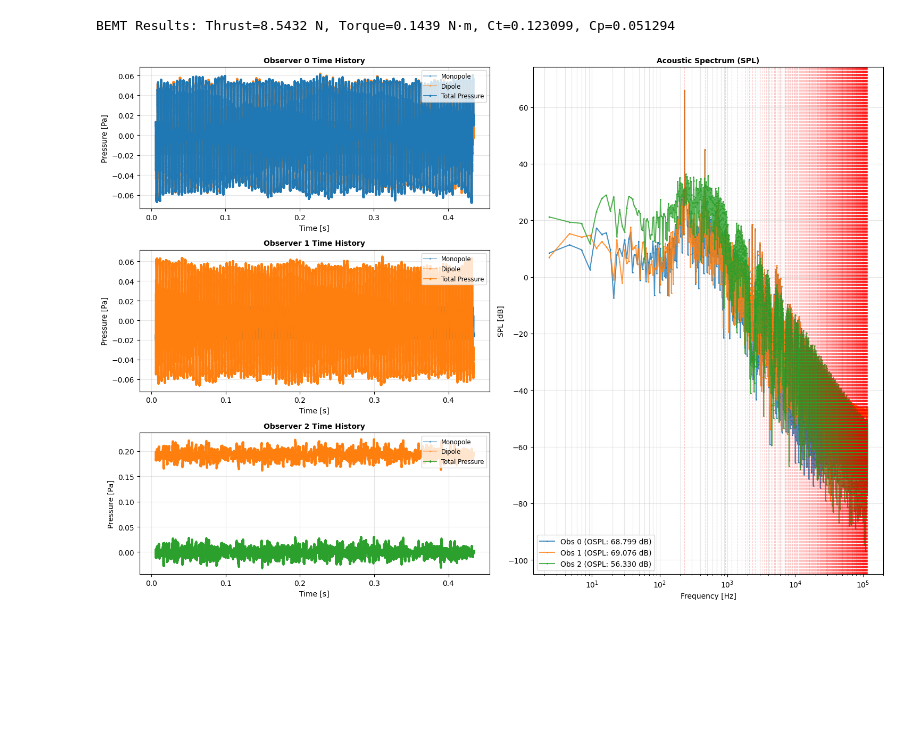
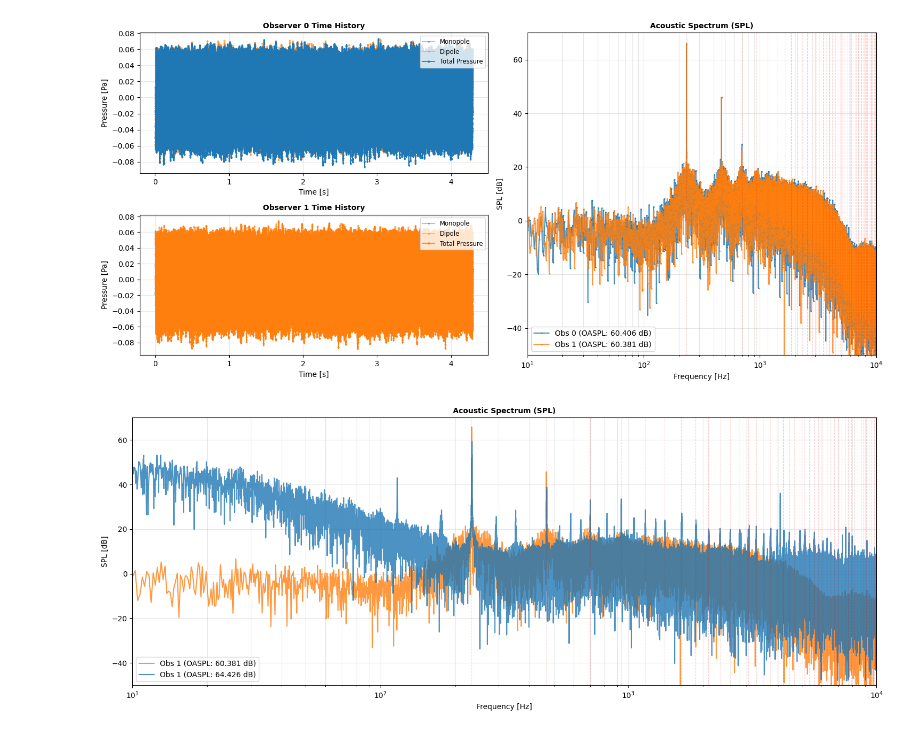
Before and after one commit to Frxljord/FastBEMT, a Jupyter notebook: turbulence/turbulenceInflowTest.ipynb, the cells around one changed output. Saved outputs shown, nothing was run; the diff lists cells and outputs as text; code cells hidden in the pictures; blank space fills up the shorter version.

```diff
--- a/turbulence/turbulenceInflowTest.ipynb
+++ b/turbulence/turbulenceInflowTest.ipynb
@@ -23,7 +23,7 @@ aerodynamic_params = AerodynamicParameters(
 
 acoustic_params = AcousticParameters(
     aero_params=aerodynamic_params,
-    p_ref=2e-5, revolutions=100, num_obs_times_per_rev=1000
+    p_ref=2e-5, revolutions=1000, num_obs_times_per_rev=100
 )
 # %%
 v_inf = 0*np.ones(len(blade_dict['r']))
@@ -44,12 +42,13 @@ vi_static = -v_inf[0]/2 + np.sqrt((v_inf[0]/2)**2 + (Ts/(2*aerodynamic_params.rh
 # %%
 import matplotlib.gridspec as gridspec
 
-r_observer = np.array([[0, 1.8, 0],
-                        [0, 0, 1.8]])
+# r_observer = np.array([[0, 1.88, 0],
+#                         [0, 0, 1.88]])
+r_observer = np.array([[0, 1.88, 0]])
 
-# propeller.run_compact_f1a(observer_positions=r_observer)
-propeller.run_compact_f1a(observer_positions=r_observer)
-
+propeller.run_compact_f1a(observer_positions=r_observer, use_GPU=True)
+t_no_turb = propeller.t.copy()
+p_no_turb = propeller.p_tot.copy()
 # Performance output
 thrust, torque, ct, cp = propeller.compute_total_forces()
 print(f"BEMT Results: Thrust={thrust:.4f} N, Torque={torque:.4f} N·m, Ct={ct:.6f}, Cp={cp:.6f}")
@@ -82,7 +81,7 @@ for idx in range(n_obs):
     ax_time.grid(True, alpha=0.3)
     ax_time.legend(loc='upper right', fontsize='small')
 
-    label_text = f'Obs {idx} (OSPL: {propeller.ospl[idx]:.3f} dB)'
+    label_text = f'Obs {idx} (OASPL: {propeller.oaspl[idx]:.3f} dB)'
 
     ax_spl.semilogx(propeller.freq[1:, idx], propeller.spl[1:, idx],
                     color=color, linestyle='-', marker='.', markersize=2,
@@ -258,15 +252,10 @@ plt.show()
 # %%
 import matplotlib.gridspec as gridspec
 
-r_observer = np.array([[0, 1.8, 0],
-                        [0, 0, 1.8],
-                        [1.8, 0, 0]])
+r_observer = np.array([[0, 1.88, 0],
+                        [0, 0, 1.88]])
 
 propeller.run_compact_f1a(observer_positions=r_observer, local_dT=history_dT, local_dQ=history_dQ)
-
-# Performance output
-thrust, torque, ct, cp = propeller.compute_total_forces()
-print(f"BEMT Results: Thrust={thrust:.4f} N, Torque={torque:.4f} N·m, Ct={ct:.6f}, Cp={cp:.6f}")
 
 n_obs = r_observer.shape[0]
 fig = plt.figure(figsize=(15, 3.5 * n_obs))
@@ -288,34 +277,34 @@ for idx in range(n_obs):
                 label='Dipole', linestyle='-', marker='s', markersize=1.5, alpha=0.4)
     ax_time.plot(propeller.t[:, idx], propeller.p_tot[:, idx],
                 color=color, linestyle='-', marker='d', markersize=2,
                 linewidth=1.2, label='Total Pressure')
 
     ax_time.set_title(f'Observer {idx} Time History', fontsize=fontsize, fontweight='bold')
     ax_time.set_xlabel('Time [s]', fontsize=fontsize)
     ax_time.set_ylabel('Pressure [Pa]', fontsize=fontsize)
     ax_time.grid(True, alpha=0.3)
     ax_time.legend(loc='upper right', fontsize='small')
 
-    label_text = f'Obs {idx} (OSPL: {propeller.ospl[idx]:.3f} dB)'
+    label_text = f'Obs {idx} (OASPL: {propeller.oaspl[idx]:.3f} dB)'
 
     ax_spl.semilogx(propeller.freq[1:, idx], propeller.spl[1:, idx],
                     color=color, linestyle='-', marker='.', markersize=2,
                     label=label_text, alpha=0.8)
 
 ax_spl.set_title('Acoustic Spectrum (SPL)', fontsize=fontsize, fontweight='bold')
 ax_spl.set_xlabel('Frequency [Hz]', fontsize=fontsize)
 ax_spl.set_ylabel('SPL [dB]', fontsize=fontsize)
 
 max_f = np.max(propeller.freq)
 harmonic_freqs = np.arange(blade_passing_freq, max_f, blade_passing_freq)
 for bpf in harmonic_freqs:
     ax_spl.axvline(bpf, color='red', linestyle='--', linewidth=0.8, alpha=0.2)
 
 ax_spl.grid(True, which='both', alpha=0.3)
 ax_spl.legend(fontsize=fontsize, loc='lower left')
-ax_spl.set_ylim()
+ax_spl.set_xlim(10, 10000)
+ax_spl.set_ylim(-50,70)
 plt.tight_layout()
 plt.show()
 # %% [output]
-BEMT Results: Thrust=8.5432 N, Torque=0.1439 N·m, Ct=0.123099, Cp=0.051294
-[figure, old version]
+[figure, new version]
@@ -321,0 +347,33 @@ BEMT Results: Thrust=8.5432 N, Torque=0.1439 N·m, Ct=0.123099, Cp=0.051294
+# %%
+fig, ax_spl = plt.subplots(figsize=(15, 6))
+
+fontsize = 10
+colors = plt.rcParams['axes.prop_cycle'].by_key()['color']
+blade_passing_freq = 1 / acoustic_params.blade_passing_period
+
+label_text = f'Obs {idx} (OASPL: {propeller.oaspl[idx]:.3f} dB)'
+
+ax_spl.semilogx(propeller.freq[1:, idx], propeller.spl[1:, idx],
+                color=color, linestyle='-',
+                label=label_text, alpha=0.8)
+
+ax_spl.semilogx(freq, spl, linestyle='-',
+                    label=f'Obs {1} (OASPL: {oaspl:.3f} dB)', alpha=0.8)
+
+ax_spl.set_title('Acoustic Spectrum (SPL)', fontsize=fontsize, fontweight='bold')
+ax_spl.set_xlabel('Frequency [Hz]', fontsize=fontsize)
+ax_spl.set_ylabel('SPL [dB]', fontsize=fontsize)
+
+max_f = np.max(propeller.freq)
+harmonic_freqs = np.arange(blade_passing_freq, max_f, blade_passing_freq)
+for bpf in harmonic_freqs:
+    ax_spl.axvline(bpf, color='red', linestyle='--', linewidth=0.8, alpha=0.2)
+
+ax_spl.grid(True, which='both', alpha=0.3)
+ax_spl.legend(fontsize=fontsize, loc='lower left')
+ax_spl.set_xlim(10, 10000)
+ax_spl.set_ylim(-50,70)
+plt.tight_layout()
+plt.show()
+# %% [output]
+[figure, added]
```
Also changed, not shown: parts of 7 cells of this notebook, 11 other files.
